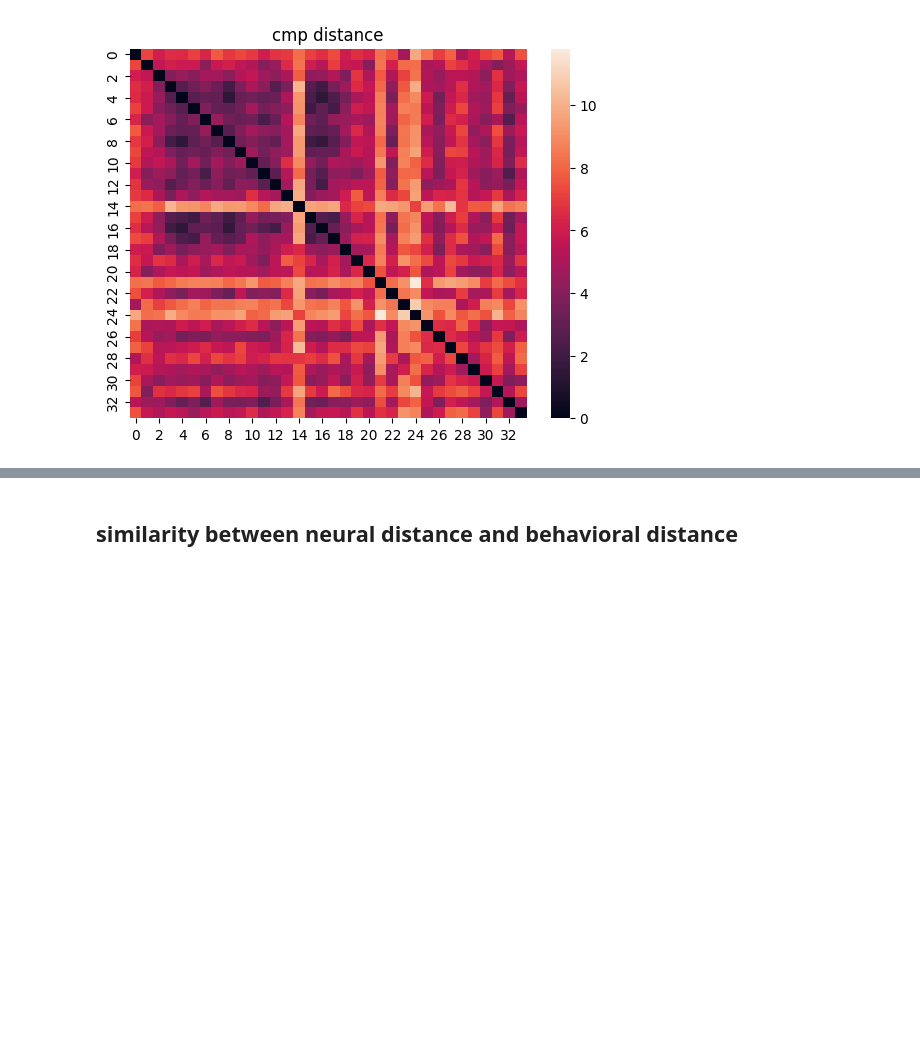
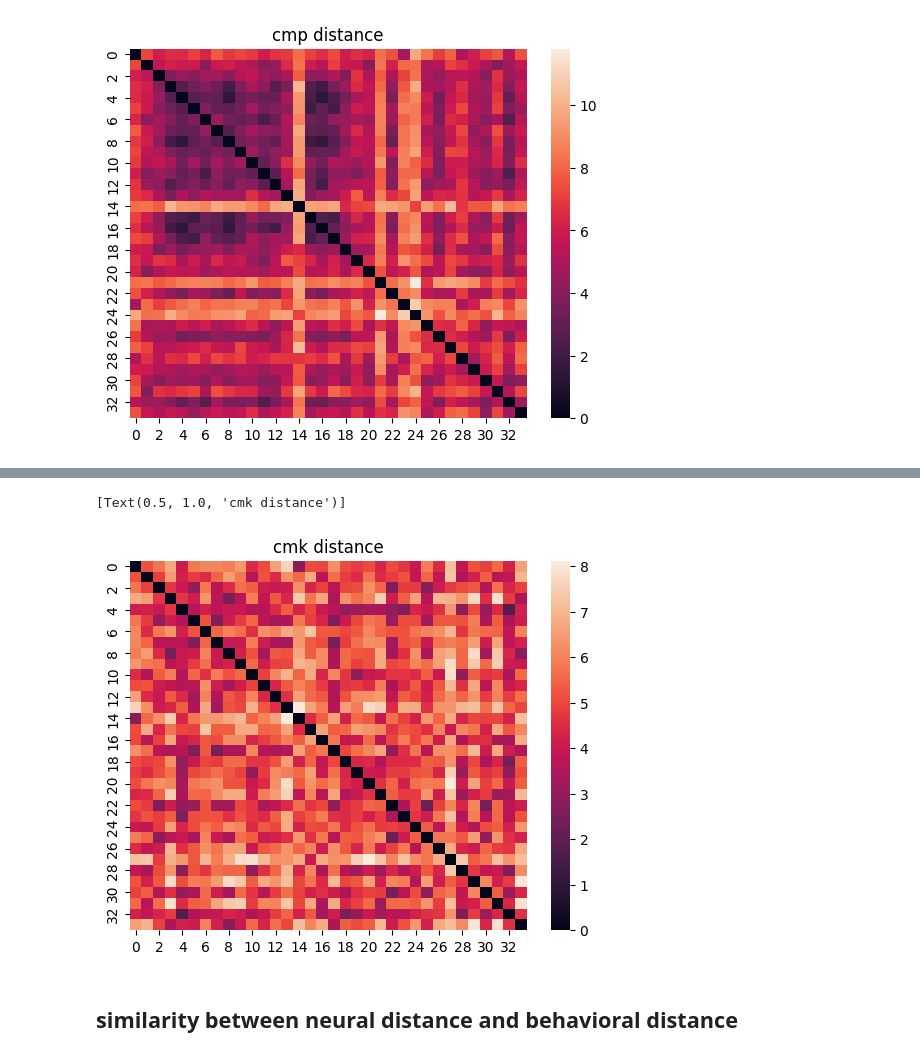
Before and after one commit to Menghan-Yang/ModernMedia, a Jupyter notebook: code/2_Behavioral_corr.ipynb, the cells around one changed output, grey strips where cells are left out. Saved outputs shown, nothing was run; the diff lists cells and outputs as text; code cells hidden in the pictures; blank space fills up the shorter version.

```diff
--- a/code/2_Behavioral_corr.ipynb
+++ b/code/2_Behavioral_corr.ipynb
@@ -99,3 +119,9 @@ sns.heatmap(cmp_distance).set(title = 'cmp distance' )
+# %%
+cmk_distance = cmk_distance.squareform()
+sns.heatmap(cmk_distance).set(title = 'cmk distance' )
+# %% [output]
+[Text(0.5, 1.0, 'cmk distance')]
+[figure, added]
 # %% [markdown]
 ## similarity between neural distance and behavioral distance
 # %%
```
Also changed, not shown: parts of 13 cells of this notebook, 1 other file.
